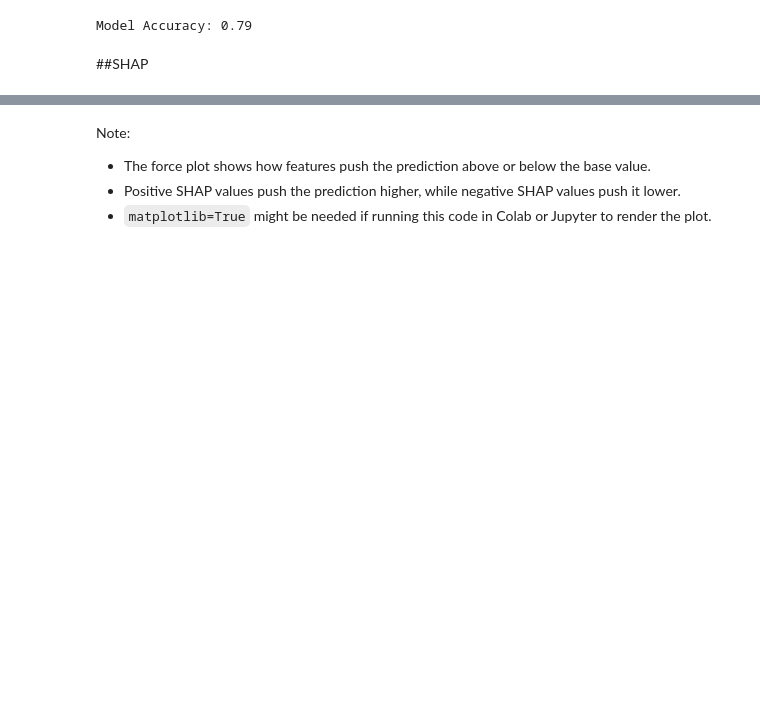
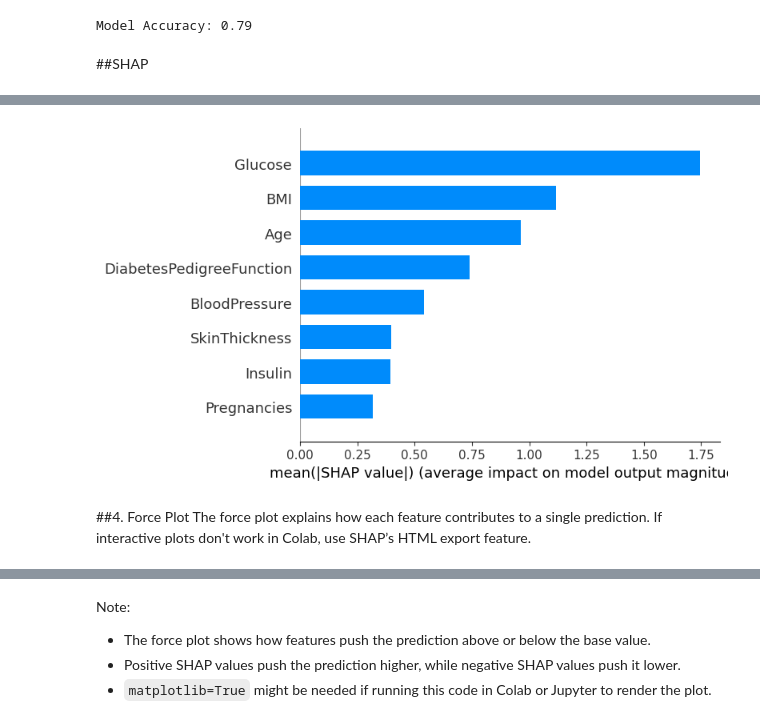
Before and after one commit to Piyumi22/XAI, a Jupyter notebook: SHAP_example_model.ipynb, the cells around one changed output, grey strips where cells are left out. Drawn from its saved outputs; the diff is of its cells as text; code cells hidden in the pictures; blank space fills up the shorter version.

```diff
--- a/SHAP_example_model.ipynb
+++ b/SHAP_example_model.ipynb
@@ -77 +233,9 @@ shap_values = explainer.shap_values(X)
+# %%
+# Bar Plot
+shap.summary_plot(shap_values, X, plot_type='bar')
+# %% [output]
+[figure, added]
+# %% [markdown]
+##4. Force Plot
+The force plot explains how each feature contributes to a single prediction. If interactive plots don't work in Colab, use SHAP’s HTML export feature.
 # %%
```
Also changed, not shown: parts of 30 cells of this notebook.
